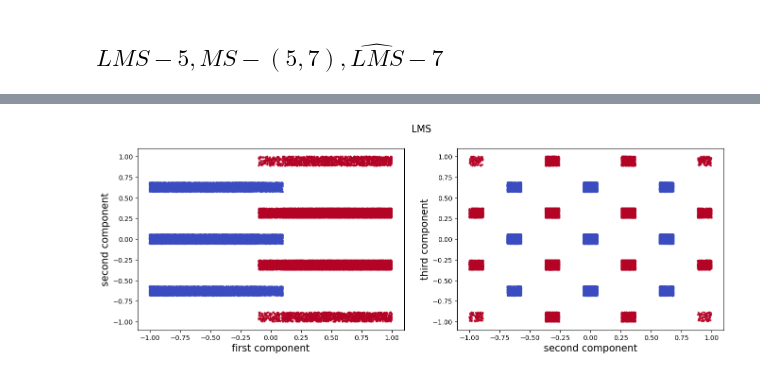
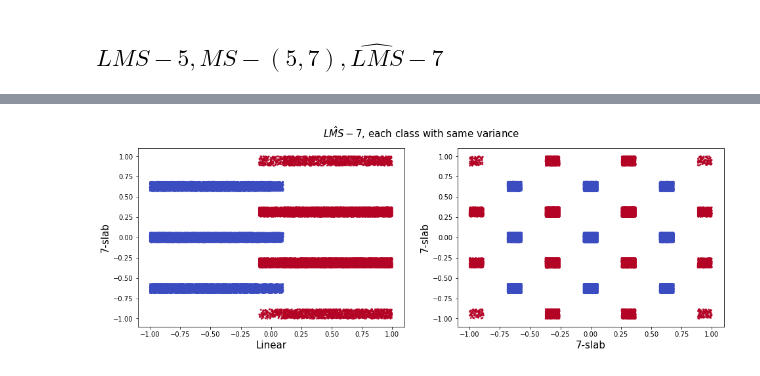
Before and after one commit to tianwen-fu/701-simplicity-bias, a Jupyter notebook: notebooks/prepare_data.ipynb, the cells around one changed output, grey strips where cells are left out. Drawn from its saved outputs; the diff is of its cells as text; code cells hidden in the pictures.

```diff
--- a/notebooks/prepare_data.ipynb
+++ b/notebooks/prepare_data.ipynb
@@ -24,16 +28,21 @@ data_config = dict(
     random_orthonormal_transform=True
 )
 
-lms_5_data_config = data_config | {'slabs': np.array([2] + [5] * 49), 'noise_proportions': 0,
-                                   'slab_probabilities': [[1.0, 1.0]] +  [[0.125, 0.5, 0.75, 0.5, 0.125]] * 49}
-ms_57_data_config = data_config | {'slabs': np.array([5] + [7] * 49), 'noise_proportions': 0,
-                                   'slab_probabilities': [[0.125, 0.5, 0.75, 0.5, 0.125]] +
-                                                         [[1/16.0, 0.25, 7 / 16.0, 0.5, 7 / 16.0, 0.25, 1 / 16.0]] * 49}
-lms_7_noisy_data_config = data_config | {'slabs': np.array([2] + [7] * 49),
-                                         'noise_proportions': np.array([0.1] + [0] * 49),
-                                         'slab_probabilities': [[1.0, 1.0]] +
-                                                               [[1/16.0, 0.25, 7 / 16.0, 0.5, 7 / 16.0, 0.25, 1 / 16.0]] * 49}
-lms_7_40000_noisy_data_config = lms_7_noisy_data_config | {'num_samples': 40000 + 10000}
+lms_5_data_config = {**data_config, **{'slabs': np.array([2] + [5] * 49), 'noise_proportions': 0,
+                                       'slab_probabilities': [[1.0, 1.0]] +  [[0.125, 0.5, 0.75, 0.5, 0.125]] * 49}}
+ms_57_data_config = {**data_config, **{'slabs': np.array([5] + [7] * 49), 'noise_proportions': 0,
+                                       'slab_probabilities': [[0.125, 0.5, 0.75, 0.5, 0.125]] +
+                                                         [[1/16.0, 0.25, 7 / 16.0, 0.5, 7 / 16.0, 0.25, 1 / 16.0]] * 49}}
+lms_7_noisy_data_config = {**data_config, **{'slabs': np.array([2] + [7] * 49),
+                                             'noise_proportions': np.array([0.1] + [0] * 49),
+                                             'slab_probabilities': [[1.0, 1.0]] +
+                                                                   [[1/16.0, 0.25, 7 / 16.0, 0.5, 7 / 16.0, 0.25, 1 / 16.0]] * 49}}
+lms_7_40000_noisy_data_config = {**lms_7_noisy_data_config, **{'num_samples': 40000 + 10000}}
+lms_7_40000_uniform_noisy_data_config = {
+    **lms_7_noisy_data_config,
+    'slab_probabilities':  [[1.0, 1.0]] +
+                           [[1.0 / 4, 1.0 / 3, 1.0 / 4, 1.0 / 3, 1.0 / 4, 1.0 / 3, 1.0 / 4]] * 49
+}
 # %%
 lms_5_data = LinearSlabDataset.generate(**lms_5_data_config)
 lms_5_data.visualize()
@@ -49,8 +58,9 @@ lms_7_noisy_data = LinearSlabDataset.generate(**lms_7_noisy_data_config)
 lms_7_noisy_data.visualize()
 # %% [output]
 [figure]
-# %%
-lms_7_40000_noisy_data = LinearSlabDataset.generate(**lms_7_40000_noisy_data_config)
-lms_7_40000_noisy_data.visualize()
-# %% [output]
-[figure, removed]
+# %%
+lms_7_40000_noisy_data = LinearSlabDataset.generate(**lms_7_40000_noisy_data_config)
+lms_7_40000_noisy_data.visualize(title=r'$\hat{LMS}-7$, each class with same variance', save_as='./output/noisy_lms7_variance.png',
+                                         axis_names=('Linear', '7-slab', '7-slab'))
+# %% [output]
+[figure, added]
```
Also changed, not shown: parts of 4 cells of this notebook, 3 other files.
